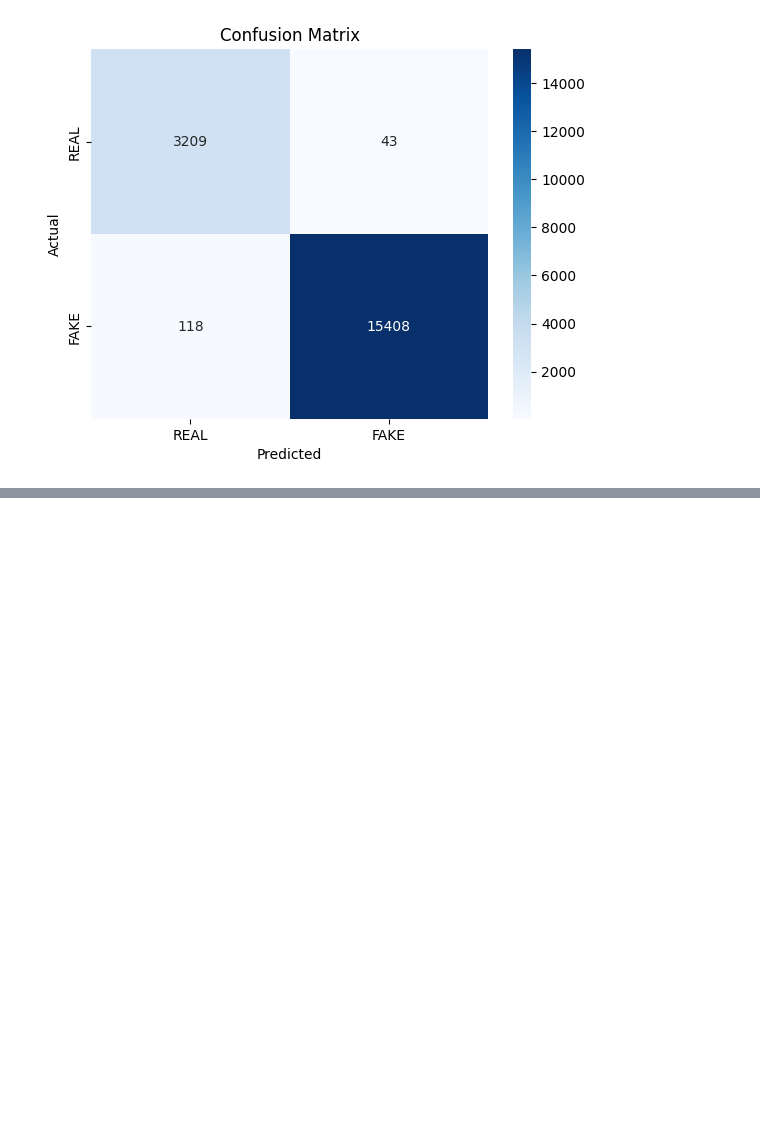
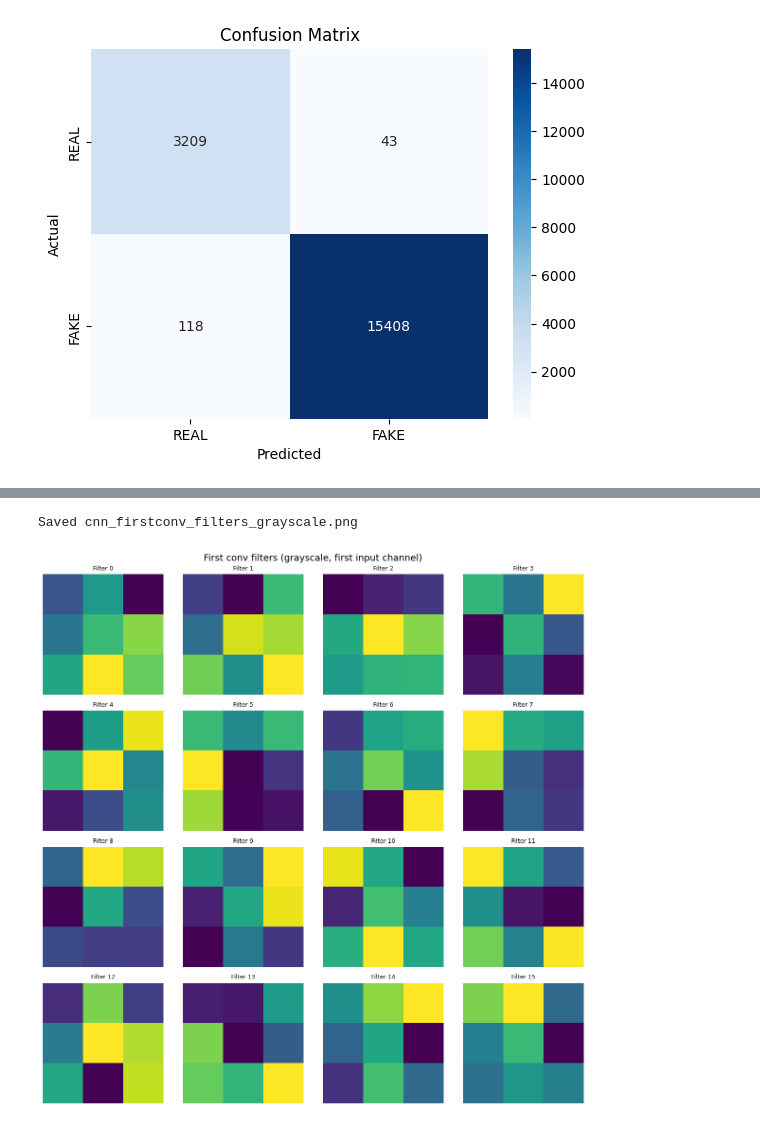
Before and after one commit to shaniaakhan21/multimodal-deepfake-detection, a Jupyter notebook: revealed.ipynb, the cells around one changed output, grey strips where cells are left out. Drawn from its saved outputs; the diff is of its cells as text; code cells hidden in the pictures; blank space fills up the shorter version.

```diff
--- a/revealed.ipynb
+++ b/revealed.ipynb
@@ -392,0 +865,33 @@ torch.save(model.state_dict(), "revealed_deepfake_detector.pth")
+# %%
+# Plot grayscale version (first input channel of each kernel)
+import matplotlib.pyplot as plt
+import numpy as np
+import torch
+
+W = state[first_key].detach().cpu()  # shape [C_out, C_in, kH, kW]
+C_out, C_in, kH, kW = W.shape
+show = min(C_out, 32)
+cols = int(np.ceil(np.sqrt(show)))
+rows = int(np.ceil(show / cols))
+
+def norm01(x):
+    x = x - x.min()
+    x = x / (x.max() + 1e-8)
+    return x
+
+fig, axes = plt.subplots(rows, cols, figsize=(3*cols, 3*rows))
+axes = np.atleast_1d(axes).ravel()
+for i in range(rows*cols):
+    ax = axes[i]
+    if i < show:
+        ker = W[i, 0]  # first input channel
+        ax.imshow(norm01(ker.numpy()), cmap='viridis')
+        ax.set_title(f"Filter {i}", fontsize=9)
+    ax.axis("off")
+plt.suptitle("First conv filters (grayscale, first input channel)", fontsize=14)
+plt.tight_layout()
+plt.savefig("cnn_firstconv_filters_grayscale.png", dpi=300, bbox_inches="tight")
+print("Saved cnn_firstconv_filters_grayscale.png")
+# %% [output]
+Saved cnn_firstconv_filters_grayscale.png
+[figure, added]
```
Also changed, not shown: parts of 23 cells of this notebook, 11 other files.
